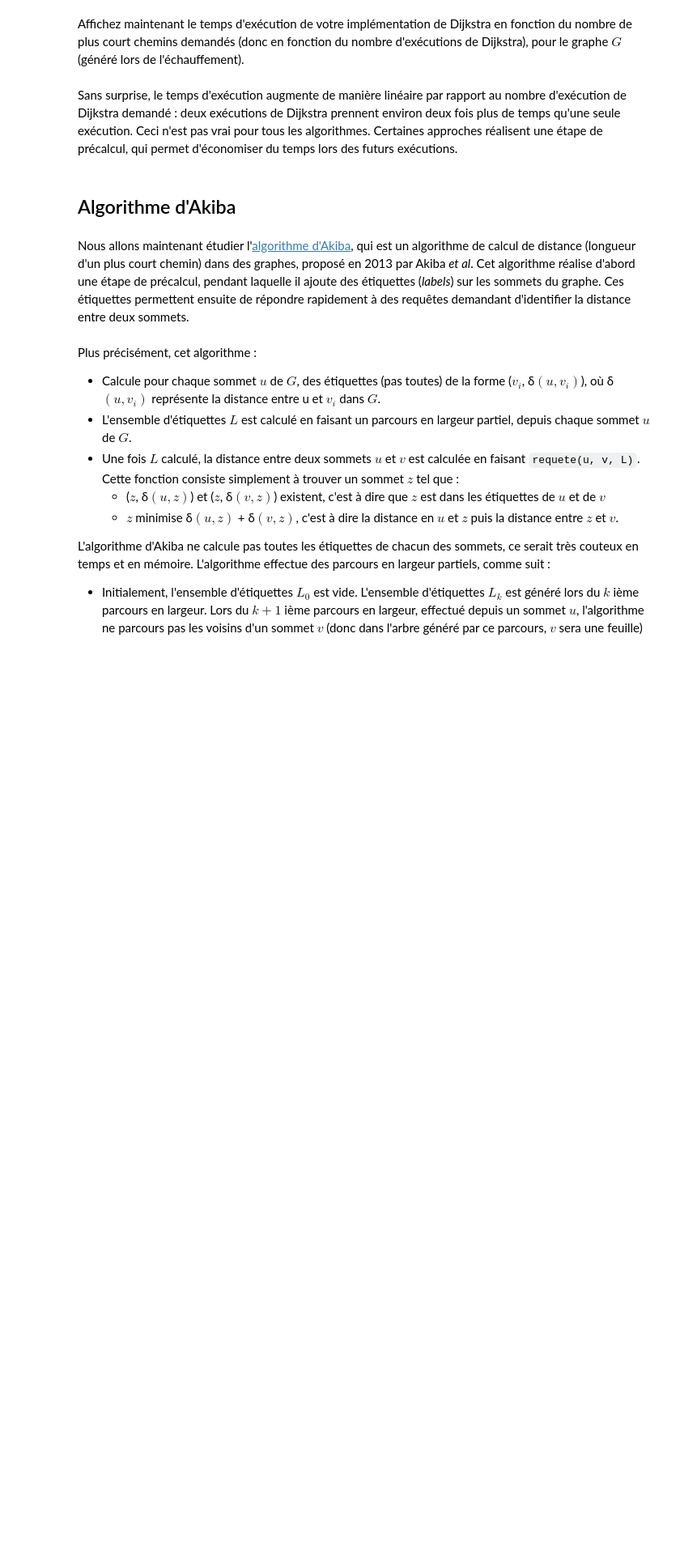
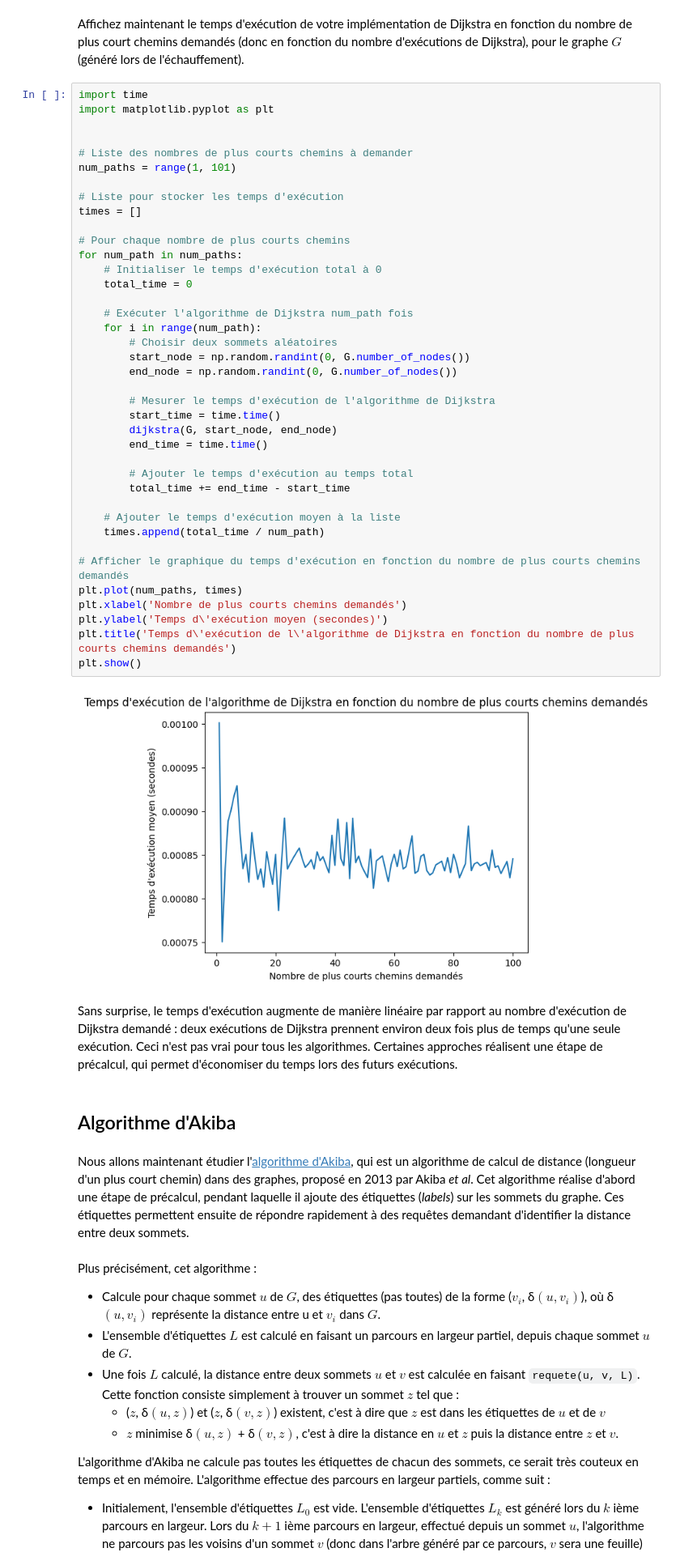
Before and after one commit to Levisky/projet_graphe, a Jupyter notebook: Projet.ipynb, the cells around one changed output. Shown at 81% size. Saved outputs shown, nothing was run; the diff lists cells and outputs as text; blank space fills up the shorter version.

Commit message:
Ajout de l'execution time et executiom time shortest path

```diff
--- a/Projet.ipynb
+++ b/Projet.ipynb
@@ -150,5 +182,46 @@ J'ai volontairement laissé la figure que j'obtiens avec mon code pour vous donn
 # %% [markdown]
 Affichez maintenant le temps d'exécution de votre implémentation de Dijkstra en fonction du nombre de plus court chemins demandés (donc en fonction du nombre d'exécutions de Dijkstra), pour le graphe $G$ (généré lors de l'échauffement).
+# %%
+import time
+import matplotlib.pyplot as plt
+
+
+# Liste des nombres de plus courts chemins à demander
+num_paths = range(1, 101)
+
+# Liste pour stocker les temps d'exécution
+times = []
+
+# Pour chaque nombre de plus courts chemins
+for num_path in num_paths:
+    # Initialiser le temps d'exécution total à 0
+    total_time = 0
+
+    # Exécuter l'algorithme de Dijkstra num_path fois
+    for i in range(num_path):
+        # Choisir deux sommets aléatoires
+        start_node = np.random.randint(0, G.number_of_nodes())
+        end_node = np.random.randint(0, G.number_of_nodes())
+
+        # Mesurer le temps d'exécution de l'algorithme de Dijkstra
+        start_time = time.time()
+        dijkstra(G, start_node, end_node)
+        end_time = time.time()
+
+        # Ajouter le temps d'exécution au temps total
+        total_time += end_time - start_time
+
+    # Ajouter le temps d'exécution moyen à la liste
+    times.append(total_time / num_path)
+
+# Afficher le graphique du temps d'exécution en fonction du nombre de plus courts chemins demandés
+plt.plot(num_paths, times)
+plt.xlabel('Nombre de plus courts chemins demandés')
+plt.ylabel('Temps d\'exécution moyen (secondes)')
+plt.title('Temps d\'exécution de l\'algorithme de Dijkstra en fonction du nombre de plus courts chemins demandés')
+plt.show()
+# %% [output]
+[figure, added]
 # %% [markdown]
 Sans surprise, le temps d'exécution augmente de manière linéaire par rapport au nombre d'exécution de Dijkstra demandé : deux exécutions de Dijkstra prennent environ deux fois plus de temps qu'une seule exécution. Ceci n'est pas vrai pour tous les algorithmes. Certaines approches réalisent une étape de précalcul, qui permet d'économiser du temps lors des futurs exécutions.
 # %% [markdown]
```
Also changed, not shown: parts of 5 cells of this notebook.
